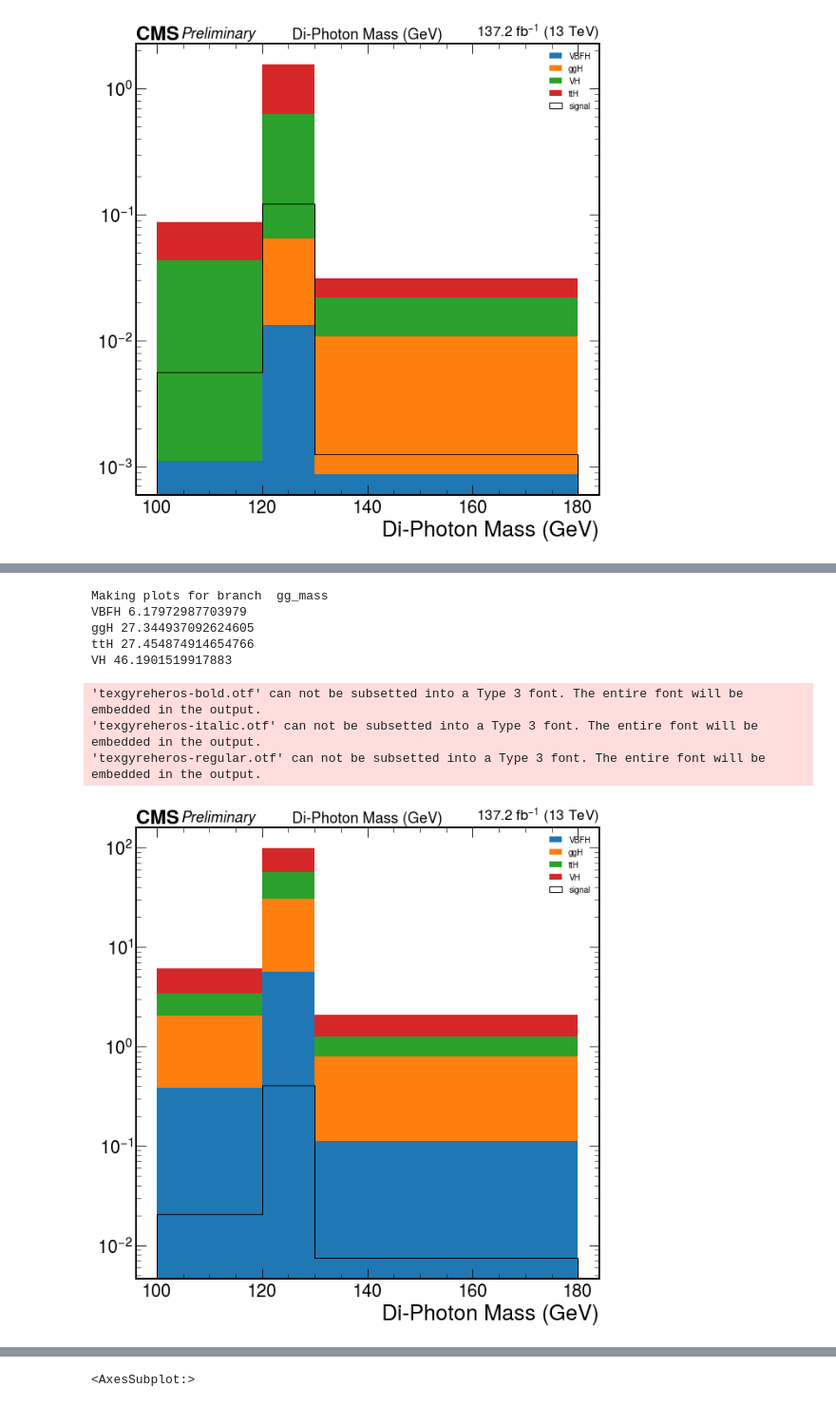
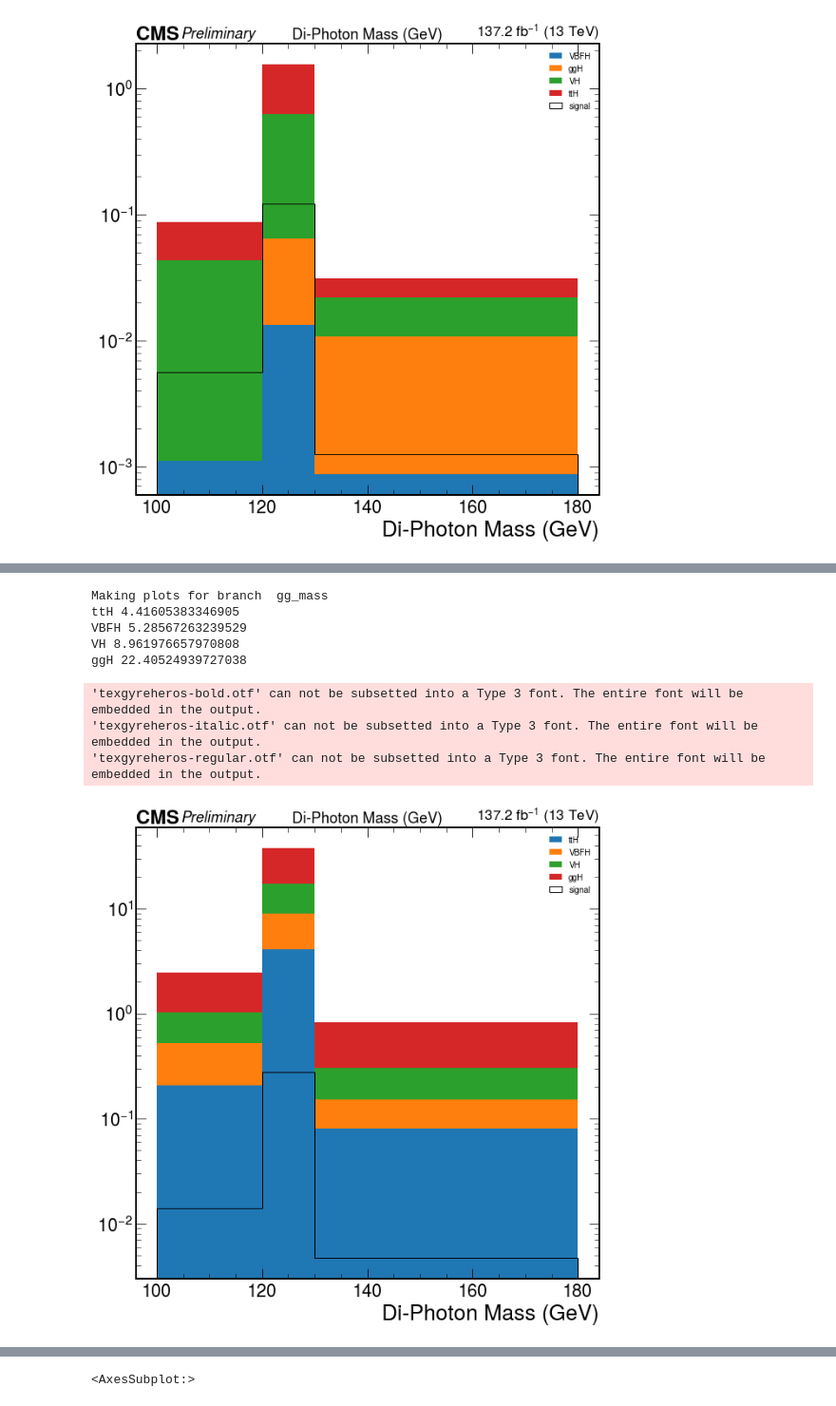
Before and after one commit to cmstas/HggAnalysisDev, a Jupyter notebook: BDT_distributions/20210414-plots/Resonant backgrounds.ipynb, the cells around one changed output, grey strips where cells are left out. Shown at 95% size. Saved outputs shown, nothing was run; the diff lists cells and outputs as text; code cells hidden in the pictures.

```diff
--- a/BDT_distributions/20210414-plots/Resonant backgrounds.ipynb
+++ b/BDT_distributions/20210414-plots/Resonant backgrounds.ipynb
@@ -11,2 +15,2 @@ plt.style.use(mplhep.style.CMS)
 # %%
-df = pd.read_pickle("/home/users/bsathian/HHggTauTau/centralRepo/HggAnalysisDev/Preselection/output/HHggTauTau_InclusivePresel_genZStudy_20210407_all_resonant_backgrounds_with_gen_info.pkl")
+df = df_no_selections.loc[df_no_selections["n_tau"] >= 1]
@@ -13,6 +22,6 @@ df = pd.read_pickle("/home/users/bsathian/HHggTauTau/centralRepo/HggAnalysisDev/
 # %%
 import json
-with open("/home/users/bsathian/HHggTauTau/centralRepo/HggAnalysisDev/Preselection/output/HHggTauTau_InclusivePresel_genZStudy_20210407_all_resonant_backgrounds_with_gen_info.json") as f:
+with open("/home/users/bsathian/HHggTauTau/centralRepo/HggAnalysisDev/Preselection/output/HHggTauTau_InclusivePresel_genZStudy_20210407_all_resonant_backgrounds_with_gen_info_no_had_tau_cut.json") as f:
     input_options = json.load(f)
 # %%
 eTauEvents = df.loc[df["Category_pairsLoose"] == 2]
@@ -125,14 +152,14 @@ ttH 0.987358001555549
 # %%
-table_plotter = plotter.Plotter(df = df_no_selections, input_options = input_options, plot_options = "../resonant_background_estimates/table_options_test.json", branches = "all")
+table_plotter = plotter.Plotter(df = df, input_options = input_options, plot_options = "../resonant_background_estimates/table_options_test.json", branches = "all")
 table_plotter.run()
 table_plotter.make_tables()
 # %% [output]
 Making plots for branch  gg_mass
-VBFH 6.17972987703979
-ggH 27.344937092624605
-ttH 27.454874914654766
-VH 46.1901519917883
+ttH 4.41605383346905
+VBFH 5.28567263239529
+VH 8.961976657970808
+ggH 22.40524939727038
 'texgyreheros-bold.otf' can not be subsetted into a Type 3 font. The entire font will be embedded in the output.
 'texgyreheros-italic.otf' can not be subsetted into a Type 3 font. The entire font will be embedded in the output.
 'texgyreheros-regular.otf' can not be subsetted into a Type 3 font. The entire font will be embedded in the output.
-[figure, old version]
+[figure, new version]
```
Also changed, not shown: parts of 11 cells of this notebook, 8 other files.
